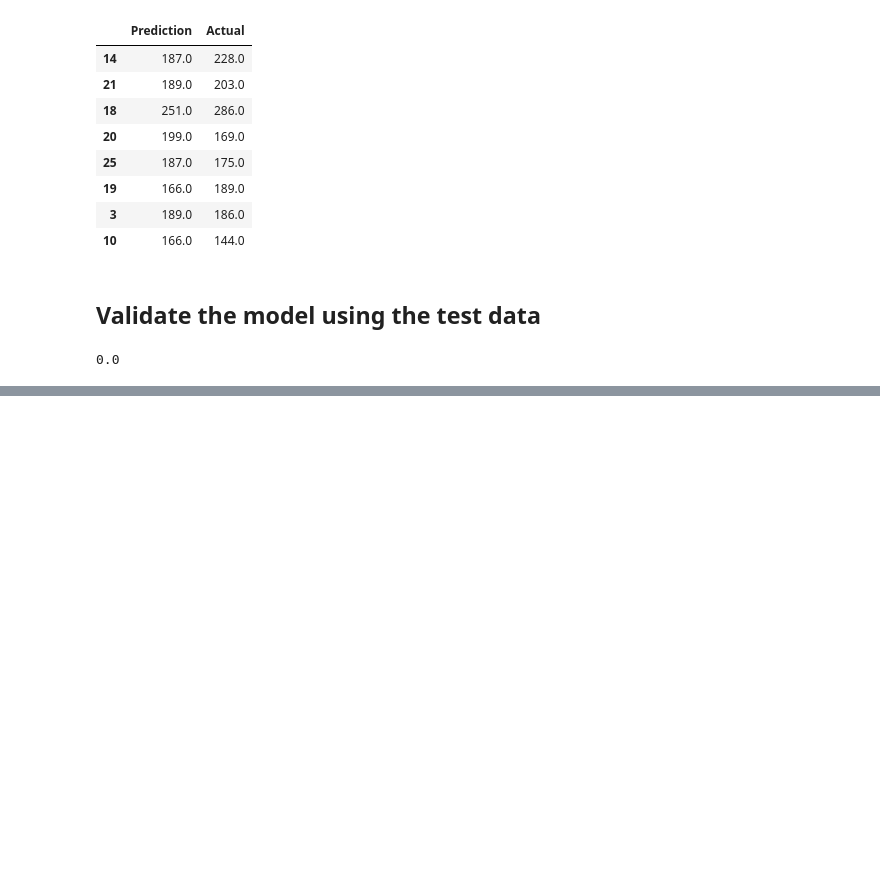
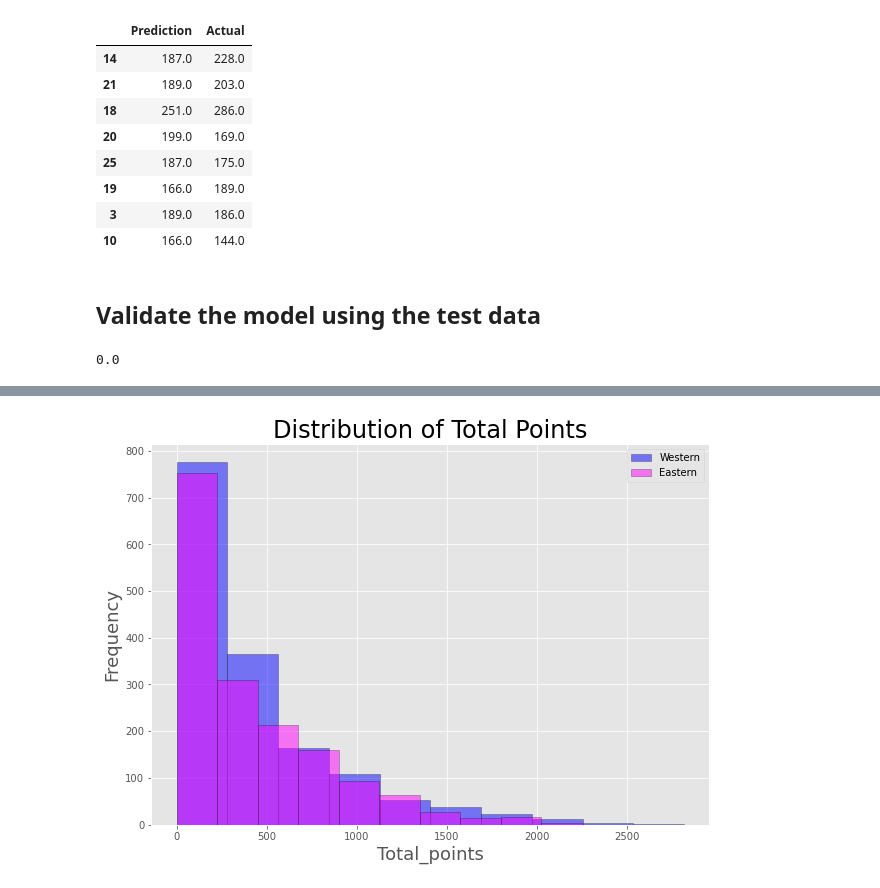
Before and after one commit to JmSambajon/group5-project, a Jupyter notebook: Refined Model for Segment 2.ipynb, the cells around one changed output, grey strips where cells are left out. Drawn from its saved outputs; the diff is of its cells as text; code cells hidden in the pictures; blank space fills up the shorter version.

```diff
--- a/Refined Model for Segment 2.ipynb
+++ b/Refined Model for Segment 2.ipynb
@@ -240,0 +274,11 @@ ValueError: x and y must be the same size
+# %%
+# histogram of the wins - conference
+
+player_team_totals[player_team_totals['conference'] == 'Western'].total_points.plot(kind='hist', color='blue', edgecolor='black', alpha=0.5, figsize=(10, 7))
+player_team_totals[player_team_totals['conference'] == 'Eastern'].total_points.plot(kind='hist', color='magenta', edgecolor='black', alpha=0.5, figsize=(10, 7))
+plt.legend(labels=['Western', 'Eastern'])
+plt.title('Distribution of Total Points', size=24)
+plt.xlabel('Total_points', size=18)
+plt.ylabel('Frequency', size=18);
+# %% [output]
+[figure, added]
```
Also changed, not shown: parts of 34 cells of this notebook, 1 other file.
